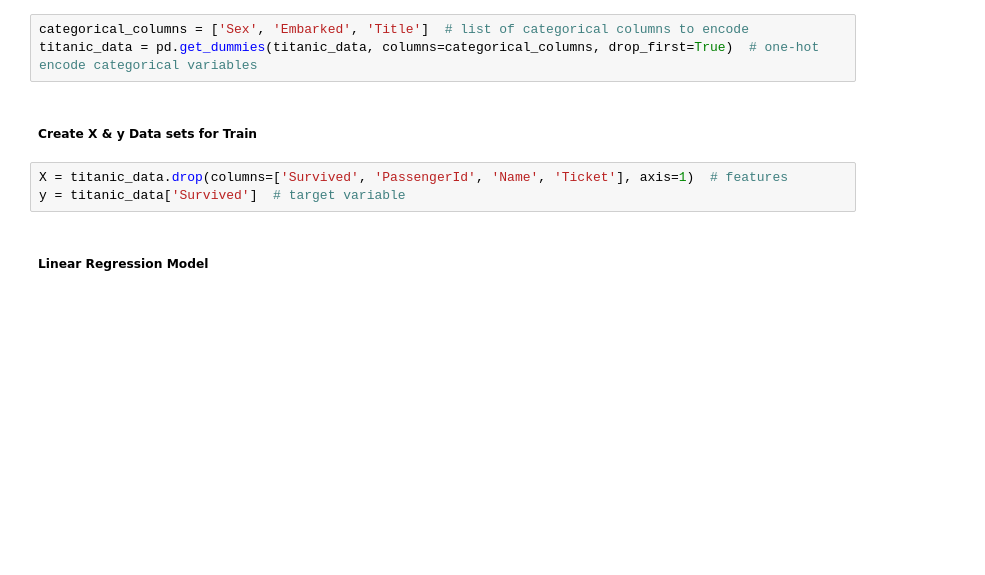
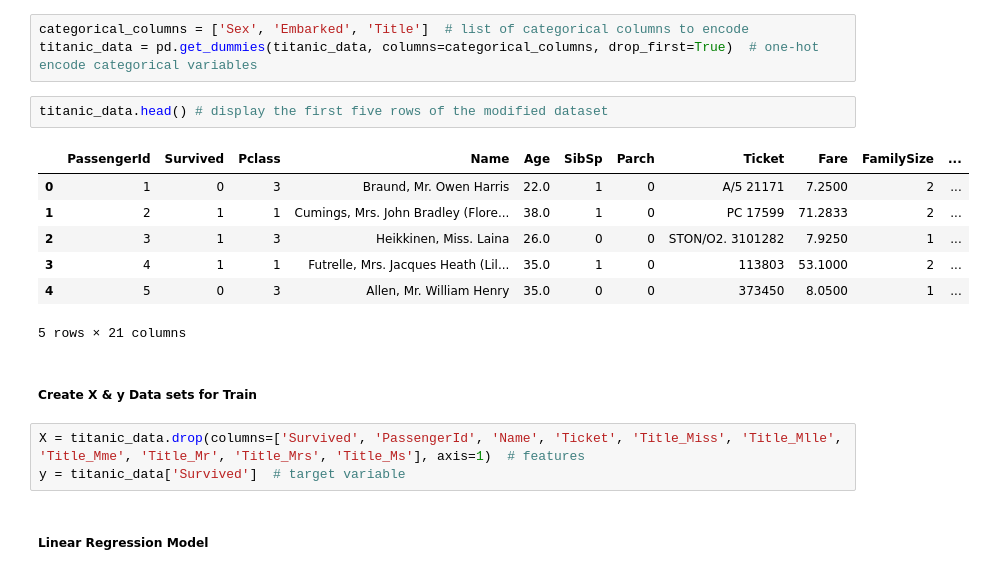
Before and after one commit to PatThompson1306/titanic_kaggle, a Jupyter notebook: titanic_data_ex.ipynb, the cells around one changed output. Saved outputs shown, nothing was run; the diff lists cells and outputs as text; blank space fills up the shorter version.

Commit message:
Clean of test data and submission of preds

```diff
--- a/titanic_data_ex.ipynb
+++ b/titanic_data_ex.ipynb
@@ -262,10 +262,20 @@ we can encode <strong>Sex</strong>, <strong>Embarked</strong> and <strong>Title<
 # %%
 categorical_columns = ['Sex', 'Embarked', 'Title']  # list of categorical columns to encode
 titanic_data = pd.get_dummies(titanic_data, columns=categorical_columns, drop_first=True)  # one-hot encode categorical variables
+# %%
+titanic_data.head() # display the first five rows of the modified dataset
+# %% [output]
+|  | PassengerId | Survived | Pclass | Name | Age | SibSp | Parch | Ticket | Fare | FamilySize | ... |
+| 0 | 1 | 0 | 3 | Braund, Mr. Owen Harris | 22.0 | 1 | 0 | A/5 21171 | 7.2500 | 2 | ... |
+| 1 | 2 | 1 | 1 | Cumings, Mrs. John Bradley (Flore... | 38.0 | 1 | 0 | PC 17599 | 71.2833 | 2 | ... |
+| 2 | 3 | 1 | 3 | Heikkinen, Miss. Laina | 26.0 | 0 | 0 | STON/O2. 3101282 | 7.9250 | 1 | ... |
+| 3 | 4 | 1 | 1 | Futrelle, Mrs. Jacques Heath (Lil... | 35.0 | 1 | 0 | 113803 | 53.1000 | 2 | ... |
+| 4 | 5 | 0 | 3 | Allen, Mr. William Henry | 35.0 | 0 | 0 | 373450 | 8.0500 | 1 | ... |
+5 rows × 21 columns
 # %% [markdown]
 <h5><strong>Create X & y Data sets for Train</strong></h5>
 # %%
-X = titanic_data.drop(columns=['Survived', 'PassengerId', 'Name', 'Ticket'], axis=1)  # features
+X = titanic_data.drop(columns=['Survived', 'PassengerId', 'Name', 'Ticket', 'Title_Miss', 'Title_Mlle', 'Title_Mme', 'Title_Mr', 'Title_Mrs', 'Title_Ms'], axis=1)  # features
 y = titanic_data['Survived']  # target variable
 # %% [markdown]
 <h5><strong>Linear Regression Model</strong></h5>
```
Also changed, not shown: parts of 6 cells of this notebook, 1 other file.
